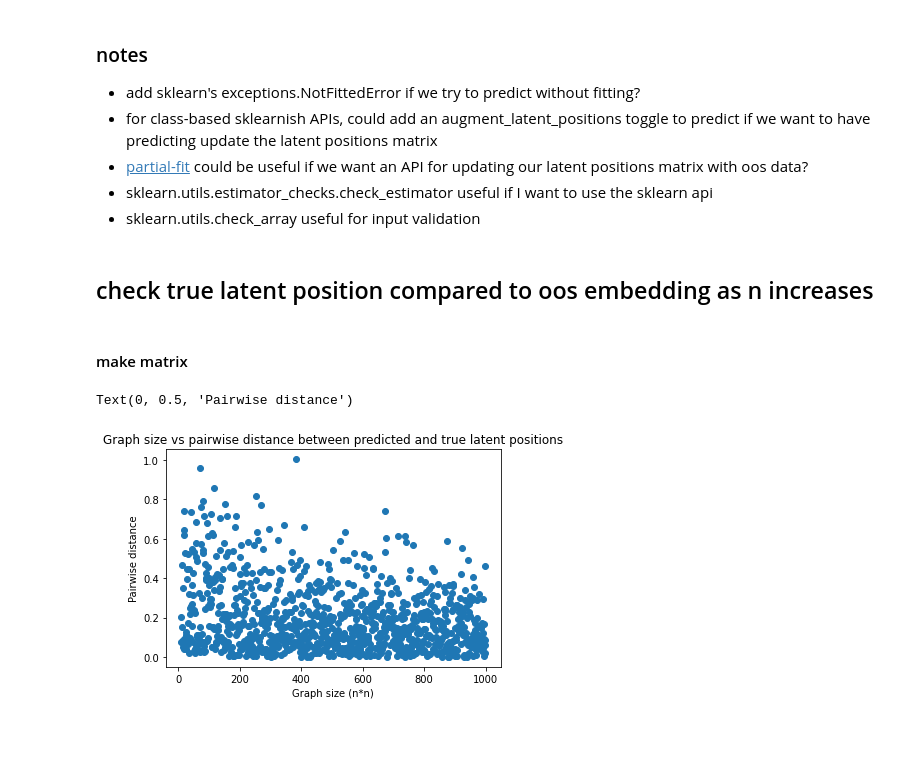
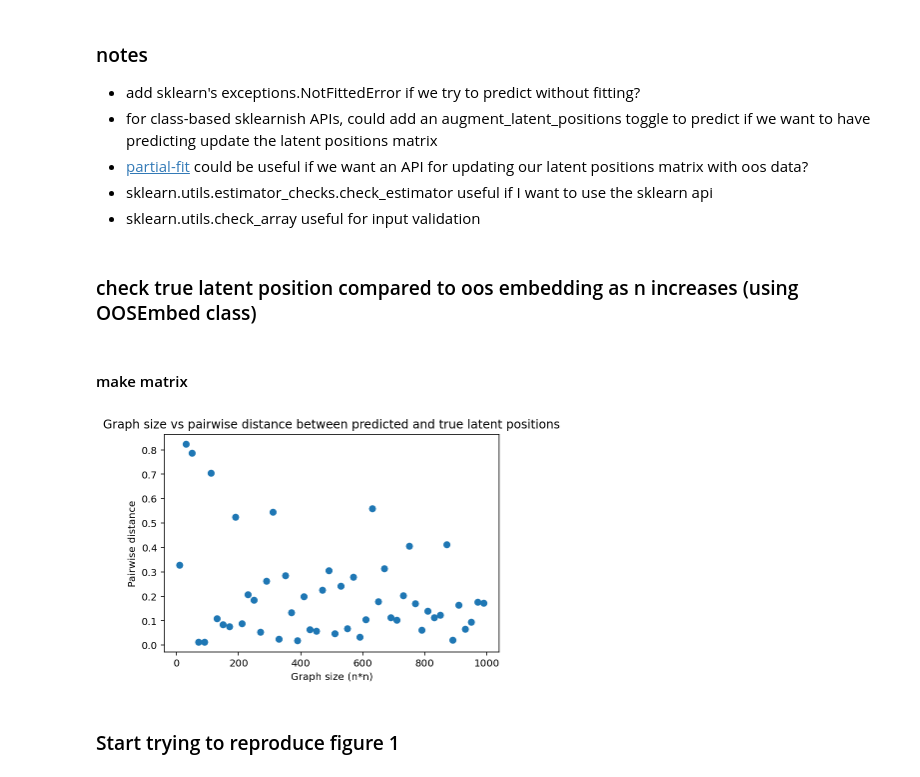
Before and after one commit to loftusa/graspy-personal, a Jupyter notebook: notebooks/firstpass_api.ipynb, the cells around one changed output. Saved outputs shown, nothing was run; the diff lists cells and outputs as text; code cells hidden in the pictures; blank space fills up the shorter version.

```diff
--- a/notebooks/firstpass_api.ipynb
+++ b/notebooks/firstpass_api.ipynb
@@ -19,6 +19,12 @@ from sklearn.utils.validation import check_is_fitted
 from graspy.simulations import sbm
 from graspy.embed import AdjacencySpectralEmbed
 from graspy.embed.base import BaseEmbed
+from graspy.plot import heatmap
+
+import matplotlib as mpl
+import matplotlib.pyplot as plt
+%config InlineBackend.figure_format = 'retina'
+mpl.rcParams['figure.dpi'] = 120
 # %%
 # API 1: we just have an OOSEmbedder class
 class OOSEmbed(BaseEmbed):
@@ -80,11 +86,16 @@ class OOSEmbed(BaseEmbed):
         # *just* oos latent positions,
         # or an augmented ASE?
 # %%
-from graspy.base import BaseEmbed
-
 # API 2: we augment the AdjacencySpectralEmbed class with
 # a predict method. This was Hayden's idea in the
 # issue
+from graspy.utils import (
+    import_graph,
+    is_fully_connected,
+    augment_diagonal,
+    pass_to_ranks,
+    is_unweighted,
+)
 class AdjacencySpectralEmbed(BaseEmbed):
     r"""
     bla bla bla
@@ -132,19 +143,15 @@ class AdjacencySpectralEmbed(BaseEmbed):
             A = augment_diagonal(A)
 
         self._reduce_dim(A)
+        self.pinv_ = self.latent_left_ @ (np.diag(1/self.singular_values_))
+        self.is_fitted_ = True
         return self
 
-    def _fit_transform(self):
-        # would return embedded latent position
-        # matrix, and add it as a class attribute.
-        # overwrites the super() fit_transform
-        pass
-
-    def transform(self):
-        # check that fit has been called first
-        return y @ self.pinv
+    def predict(self, y):
+        check_is_fitted(self, 'is_fitted_')
+        return y @ self.pinv_
 # %% [markdown]
-## check true latent position compared to oos embedding as n increases
+### check true latent position compared to oos embedding as n increases (using OOSEmbed class)
 # %% [markdown]
 #### make matrix
 # %%
@@ -154,7 +161,7 @@ from tqdm import tqdm
 
 p = .5
 distances = {}
-for n in tqdm(range(10, 1000)):
+for n in tqdm(range(10, 1000, 10)):
     M = er_np(n=n, p=p)
 
     # separate
@@ -174,16 +181,15 @@ for n in tqdm(range(10, 1000)):
     distance = euclidean_distances(as_)[0, 1]
     distances[n] = distance
 # %%
-import matplotlib.pyplot as plt
-
-# distances = sorted(distances.items()) # sorted by key, return a list of tuples
+distances = sorted(distances.items()) # sorted by key, return a list of tuples
 x, y = zip(*distances) # unpack a list of pairs into two tuples
 
 # ended up being a shitty graph that doesn't say much
 plt.scatter(x, y)
 plt.title("Graph size vs pairwise distance between predicted and true latent positions");
 plt.xlabel("Graph size (n*n)");
 plt.ylabel("Pairwise distance");
 # %% [output]
-Text(0, 0.5, 'Pairwise distance')
-[figure, old version]
+[figure, new version]
+# %% [markdown]
+### Start trying to reproduce figure 1
```
Also changed, not shown: parts of 6 cells of this notebook, 2 other files.
